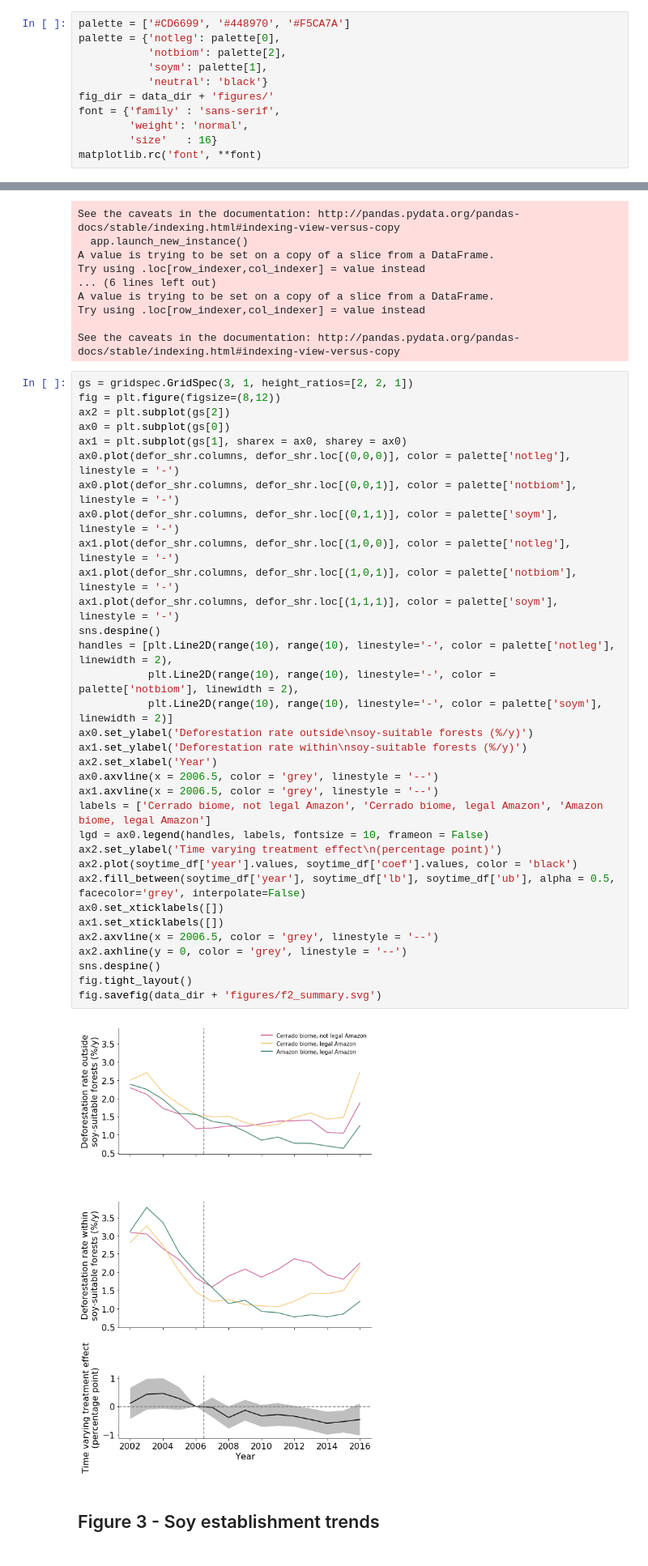
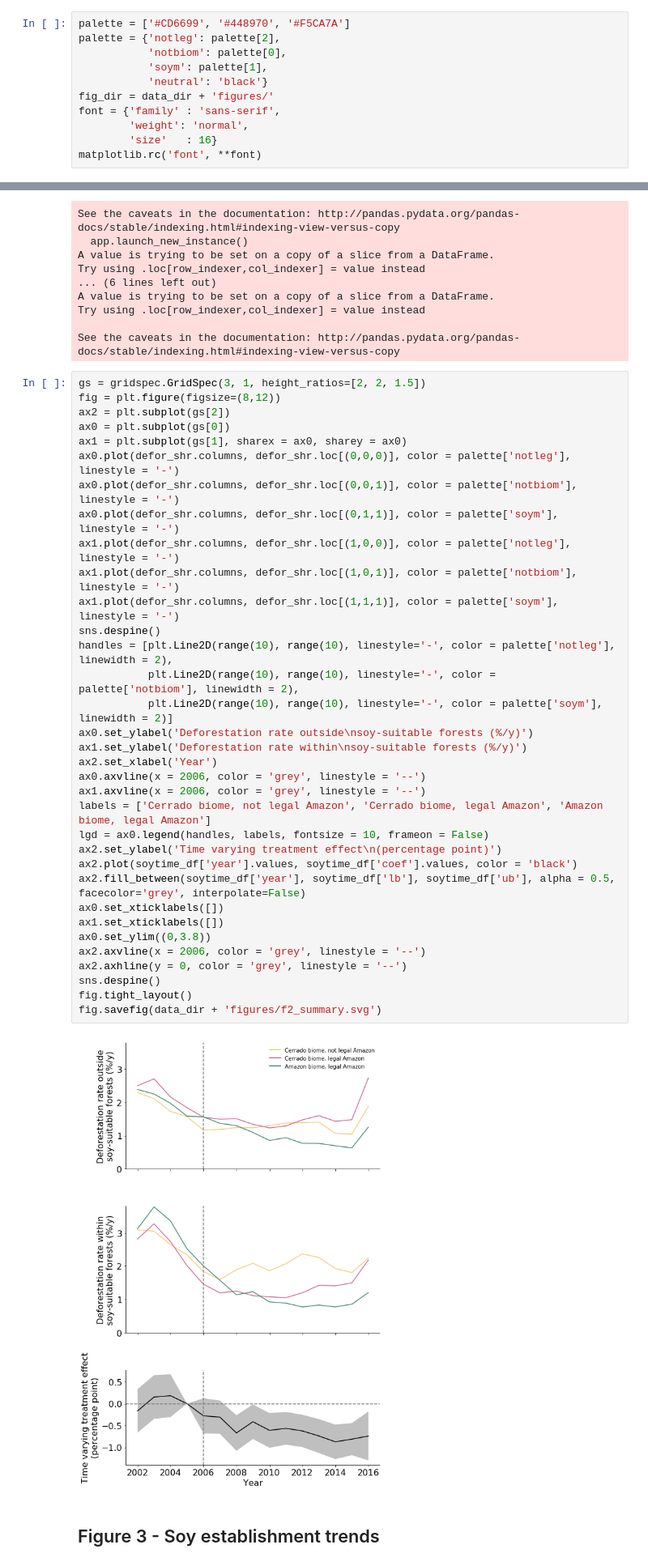
Before and after one commit to rheilmayr/asm, a Jupyter notebook: soym_points_public.ipynb, the cells around one changed output, grey strips where cells are left out. Shown: that part at 81% size. Cells and saved outputs as stored; diff of their text form.

```diff
--- a/soym_points_public.ipynb
+++ b/soym_points_public.ipynb
@@ -22,8 +22,8 @@ data_dir = dropbox_dir + 'soyM/analysis/8-20-19/'
 ## Set plotting parameters
 # %%
 palette = ['#CD6699', '#448970', '#F5CA7A']
-palette = {'notleg': palette[0],
-           'notbiom': palette[2],
+palette = {'notleg': palette[2],
+           'notbiom': palette[0],
            'soym': palette[1],
            'neutral': 'black'}
 fig_dir = data_dir + 'figures/'
@@ -115,40 +124,41 @@ Try using .loc[row_indexer,col_indexer] = value instead
 
 See the caveats in the documentation: http://pandas.pydata.org/pandas-docs/stable/indexing.html#indexing-view-versus-copy
 # %%
-gs = gridspec.GridSpec(3, 1, height_ratios=[2, 2, 1])
+gs = gridspec.GridSpec(3, 1, height_ratios=[2, 2, 1.5])
 fig = plt.figure(figsize=(8,12))
 ax2 = plt.subplot(gs[2])
 ax0 = plt.subplot(gs[0])
 ax1 = plt.subplot(gs[1], sharex = ax0, sharey = ax0)
 ax0.plot(defor_shr.columns, defor_shr.loc[(0,0,0)], color = palette['notleg'], linestyle = '-')
 ax0.plot(defor_shr.columns, defor_shr.loc[(0,0,1)], color = palette['notbiom'], linestyle = '-')
 ax0.plot(defor_shr.columns, defor_shr.loc[(0,1,1)], color = palette['soym'], linestyle = '-')
 ax1.plot(defor_shr.columns, defor_shr.loc[(1,0,0)], color = palette['notleg'], linestyle = '-')
 ax1.plot(defor_shr.columns, defor_shr.loc[(1,0,1)], color = palette['notbiom'], linestyle = '-')
 ax1.plot(defor_shr.columns, defor_shr.loc[(1,1,1)], color = palette['soym'], linestyle = '-')
 sns.despine()
 handles = [plt.Line2D(range(10), range(10), linestyle='-', color = palette['notleg'], linewidth = 2),
            plt.Line2D(range(10), range(10), linestyle='-', color = palette['notbiom'], linewidth = 2),
            plt.Line2D(range(10), range(10), linestyle='-', color = palette['soym'], linewidth = 2)]
 ax0.set_ylabel('Deforestation rate outside\nsoy-suitable forests (%/y)')
 ax1.set_ylabel('Deforestation rate within\nsoy-suitable forests (%/y)')
 ax2.set_xlabel('Year')
-ax0.axvline(x = 2006.5, color = 'grey', linestyle = '--')
-ax1.axvline(x = 2006.5, color = 'grey', linestyle = '--')
+ax0.axvline(x = 2006, color = 'grey', linestyle = '--')
+ax1.axvline(x = 2006, color = 'grey', linestyle = '--')
 labels = ['Cerrado biome, not legal Amazon', 'Cerrado biome, legal Amazon', 'Amazon biome, legal Amazon']
 lgd = ax0.legend(handles, labels, fontsize = 10, frameon = False)
 ax2.set_ylabel('Time varying treatment effect\n(percentage point)')
 ax2.plot(soytime_df['year'].values, soytime_df['coef'].values, color = 'black')
 ax2.fill_between(soytime_df['year'], soytime_df['lb'], soytime_df['ub'], alpha = 0.5, facecolor='grey', interpolate=False)
 ax0.set_xticklabels([])
 ax1.set_xticklabels([])
-ax2.axvline(x = 2006.5, color = 'grey', linestyle = '--')
+ax0.set_ylim((0,3.8))
+ax2.axvline(x = 2006, color = 'grey', linestyle = '--')
 ax2.axhline(y = 0, color = 'grey', linestyle = '--')
 sns.despine()
 fig.tight_layout()
 fig.savefig(data_dir + 'figures/f2_summary.svg')
 # %% [output]
-[figure, old version]
+[figure, new version]
 # %% [markdown]
 ## Figure 3 - Soy establishment trends
 # %%
```
Also changed, not shown: parts of 21 cells of this notebook, 2 other files.
